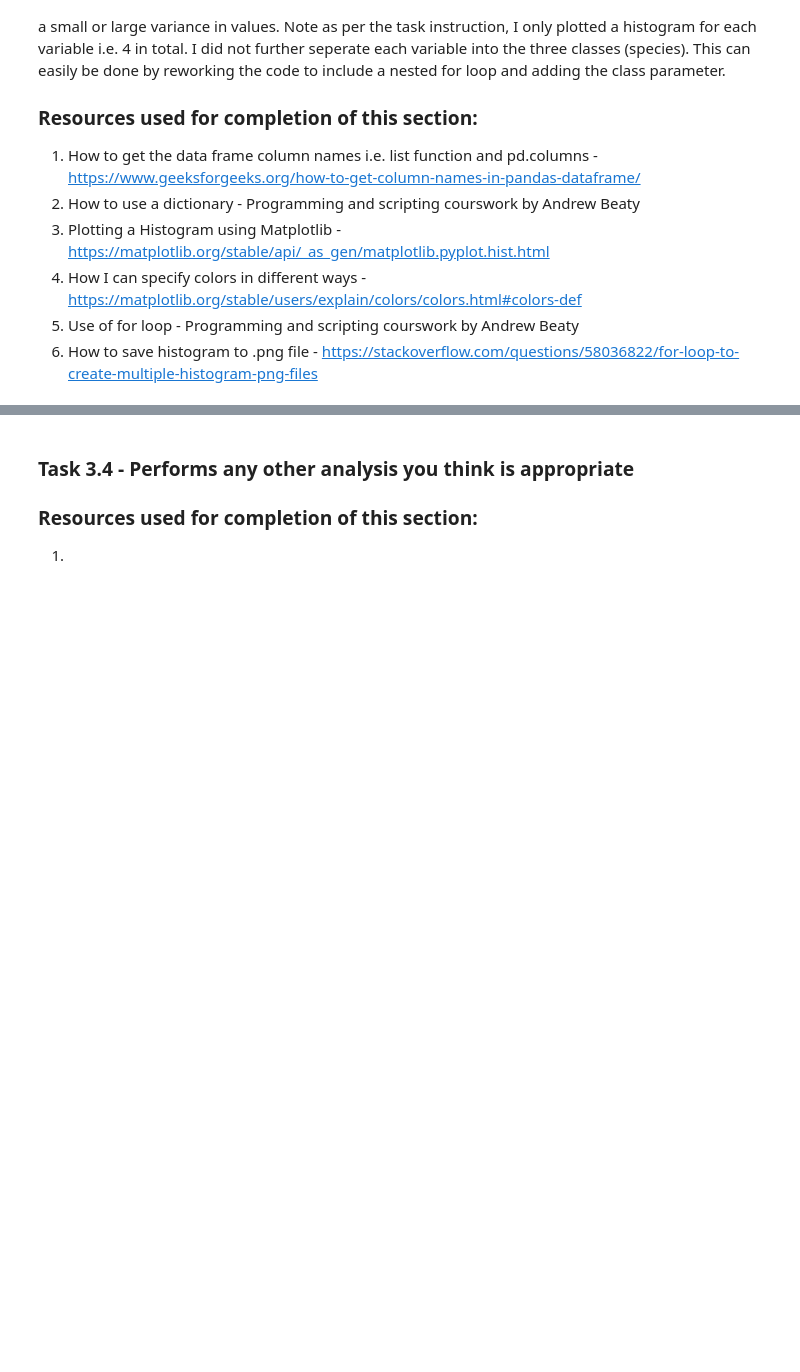
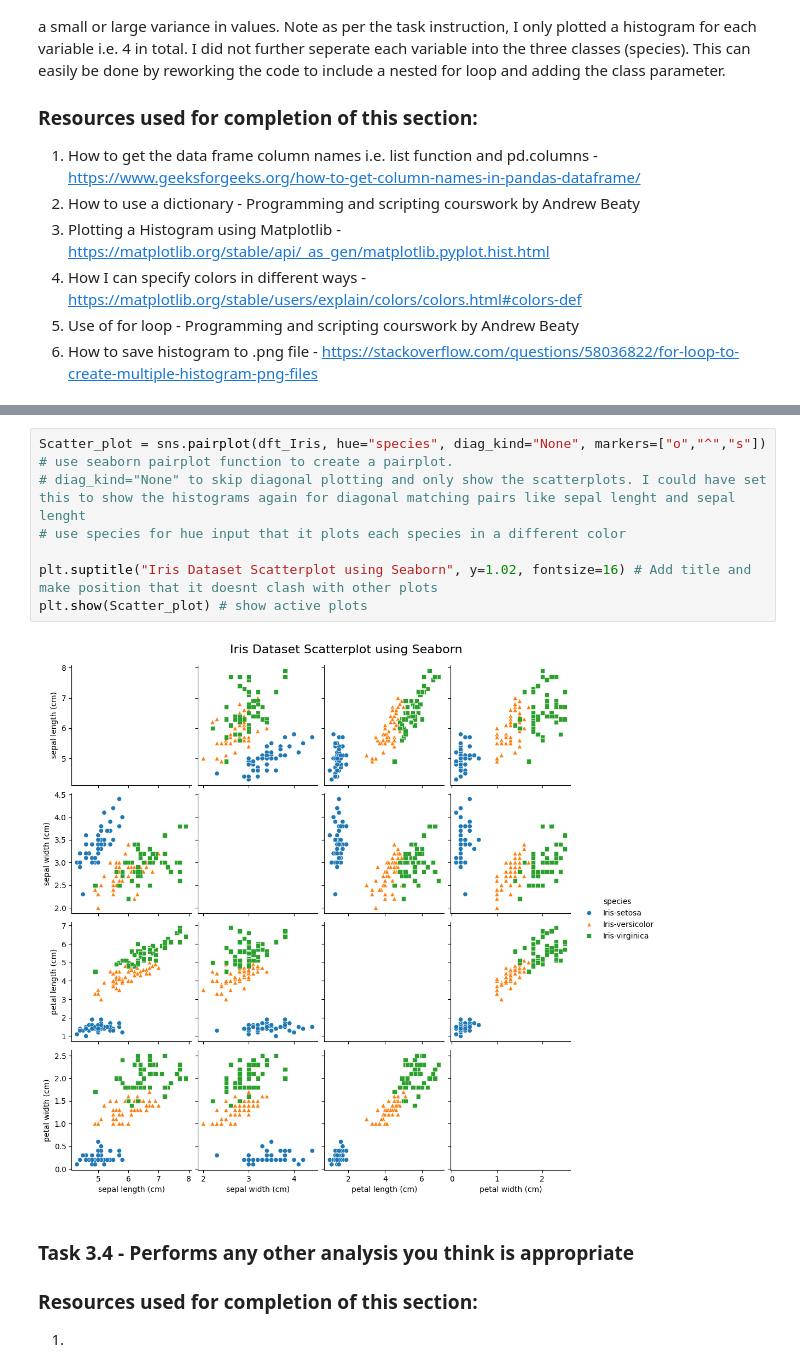
Before and after one commit to Hugo-van-Zyl/pands-project, a Jupyter notebook: analysis.ipynb, the cells around one changed output, grey strips where cells are left out. Drawn from its saved outputs; the diff is of its cells as text; blank space fills up the shorter version.

Commit message:
Task 3.3 scatter plots completed

```diff
--- a/analysis.ipynb
+++ b/analysis.ipynb
@@ -125,3 +133,12 @@ The following are histograms for each feature / variable:
+# %%
+Scatter_plot = sns.pairplot(dft_Iris, hue="species", diag_kind="None", markers=["o","^","s"]) # use seaborn pairplot function to create a pairplot.
+# diag_kind="None" to skip diagonal plotting and only show the scatterplots. I could have set this to show the histograms again for diagonal matching pairs like sepal lenght and sepal lenght
+# use species for hue input that it plots each species in a different color
+
+plt.suptitle("Iris Dataset Scatterplot using Seaborn", y=1.02, fontsize=16) # Add title and make position that it doesnt clash with other plots
+plt.show(Scatter_plot) # show active plots
+# %% [output]
+[figure, added]
 # %% [markdown]
 ### Task 3.4 - Performs any other analysis you think is appropriate
 
```
Also changed, not shown: parts of 2 cells of this notebook.
